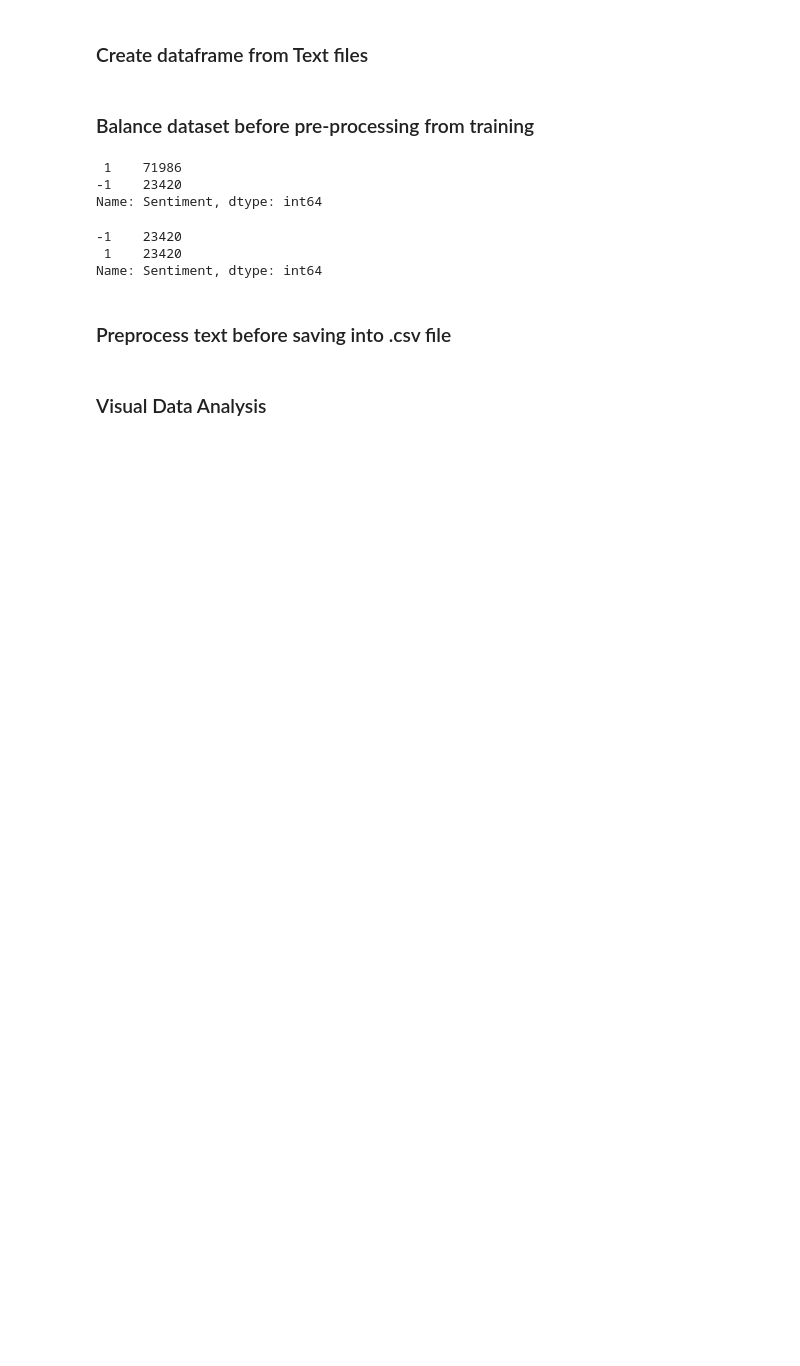
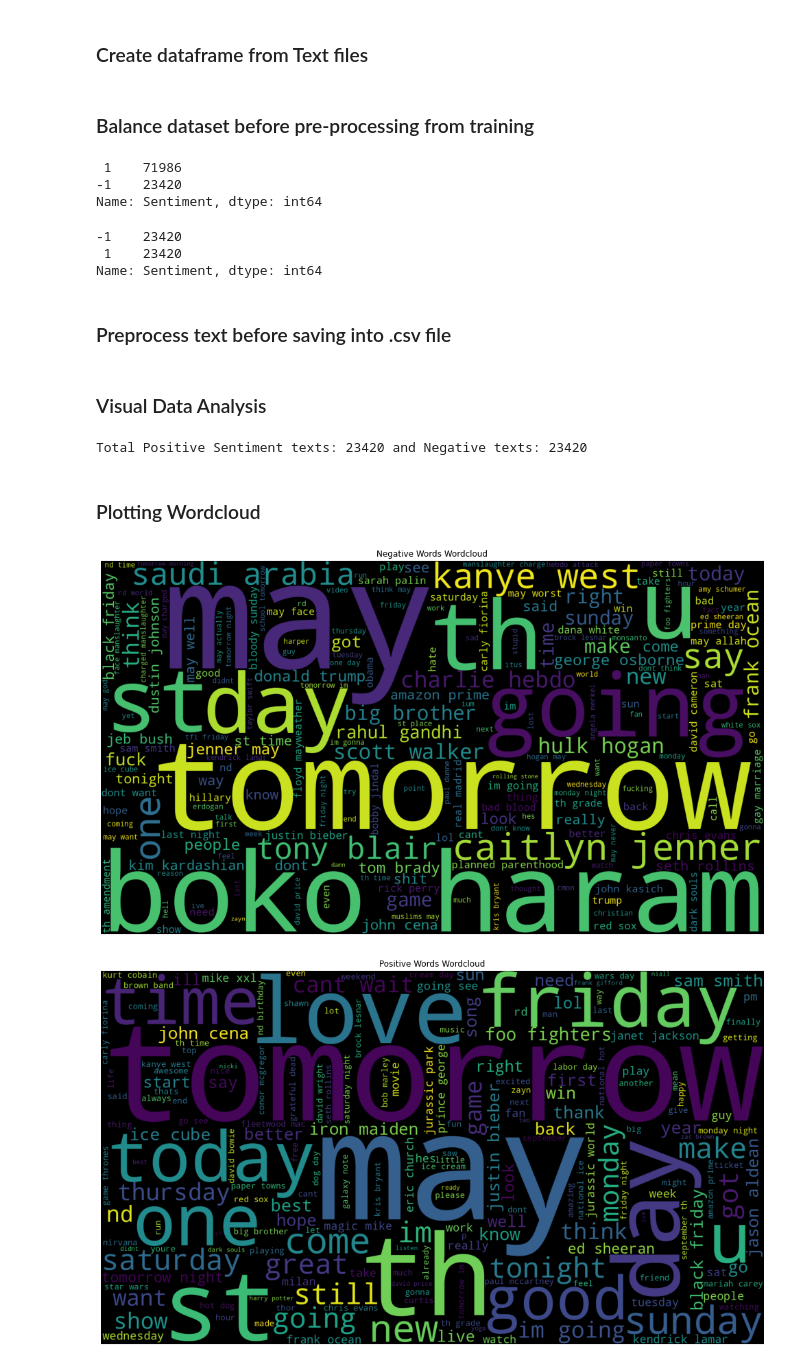
Before and after one commit to ASBattu/AWS_SageMaker, a Jupyter notebook: Final_Notebook_Data_Prep.ipynb, the cells around one changed output. Cells and saved outputs as stored; diff of their text form; code cells hidden in the pictures; blank space fills up the shorter version.

Commit message:
Plotting wordcloud and word frequency for negative and positive text

```diff
--- a/Final_Notebook_Data_Prep.ipynb
+++ b/Final_Notebook_Data_Prep.ipynb
@@ -118,3 +123,9 @@ balanced_data_dataframe['Sentiment'] = balanced_data_dataframe['Sentiment'].appl
 # balanced_data_dataframe = pd.read_csv('balanced_train_df.csv', sep = ' ')
 # %% [markdown]
 ### Visual Data Analysis
+# %%
+print(f'Total Positive Sentiment texts: {balanced_data_dataframe["Sentiment"].value_counts()[1]} and Negative texts: {balanced_data_dataframe["Sentiment"].value_counts()[0]}')
+# %% [output]
+Total Positive Sentiment texts: 23420 and Negative texts: 23420
+# %% [markdown]
+### Plotting Wordcloud
@@ -120,0 +170,14 @@ balanced_data_dataframe['Sentiment'] = balanced_data_dataframe['Sentiment'].appl
+# %%
+# Compile all positive and negative strings
+all_negative_text = " ".join(text for text in balanced_data_dataframe['Text'][0:23420])
+all_positive_text = " ".join(text for text in balanced_data_dataframe['Text'][23420:])
+
+# Remove '&amp' from text using defined function
+all_negative_text = remove_amp(all_negative_text)
+all_positive_text = remove_amp(all_positive_text)
+# %%
+plot_wordcloud(all_negative_text, 'Negative')
+plot_wordcloud(all_positive_text, 'Positive')
+# %% [output]
+[figure, added]
+[figure, added]
```
Also changed, not shown: parts of 4 cells of this notebook, 1 other file.
